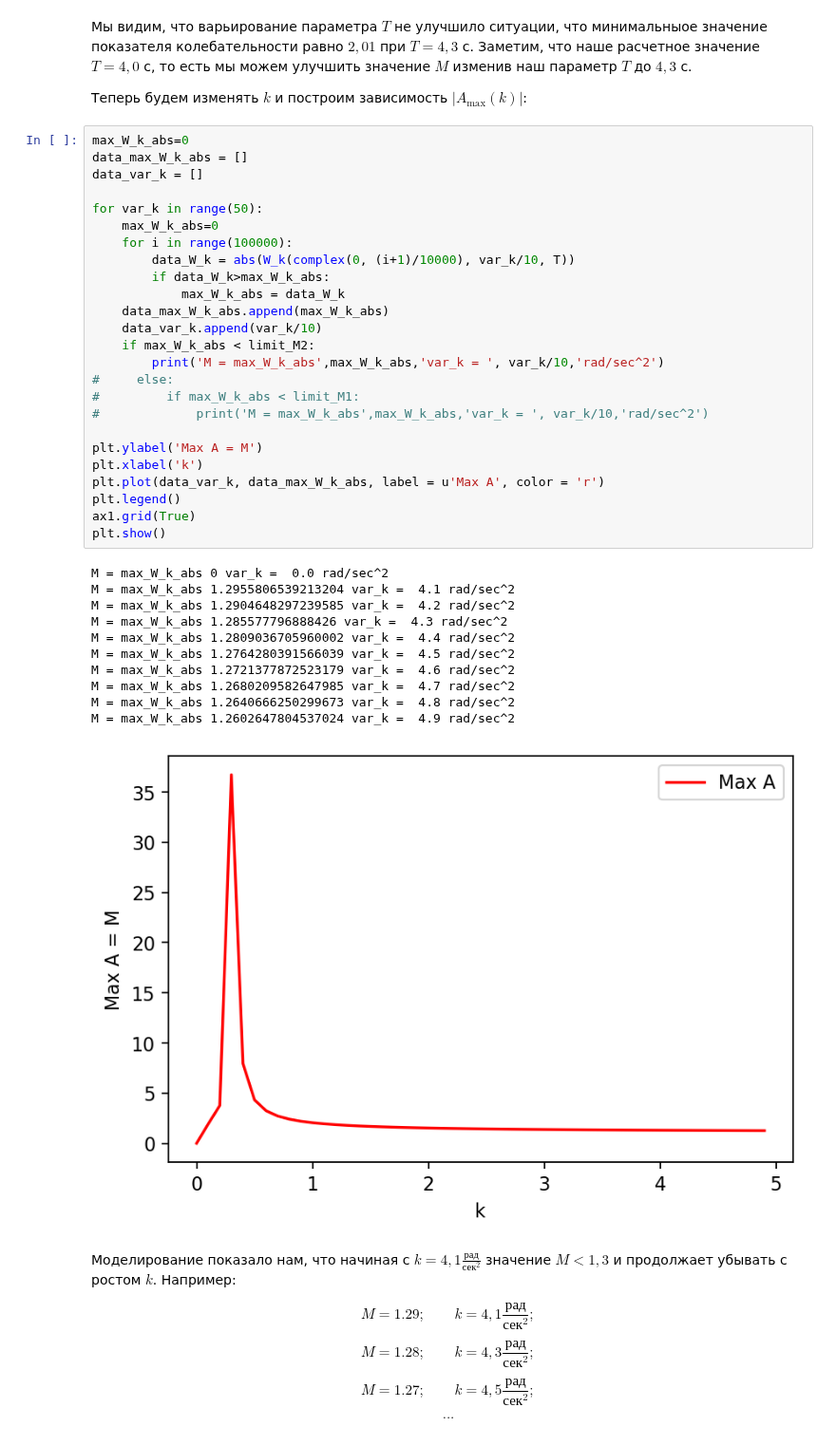
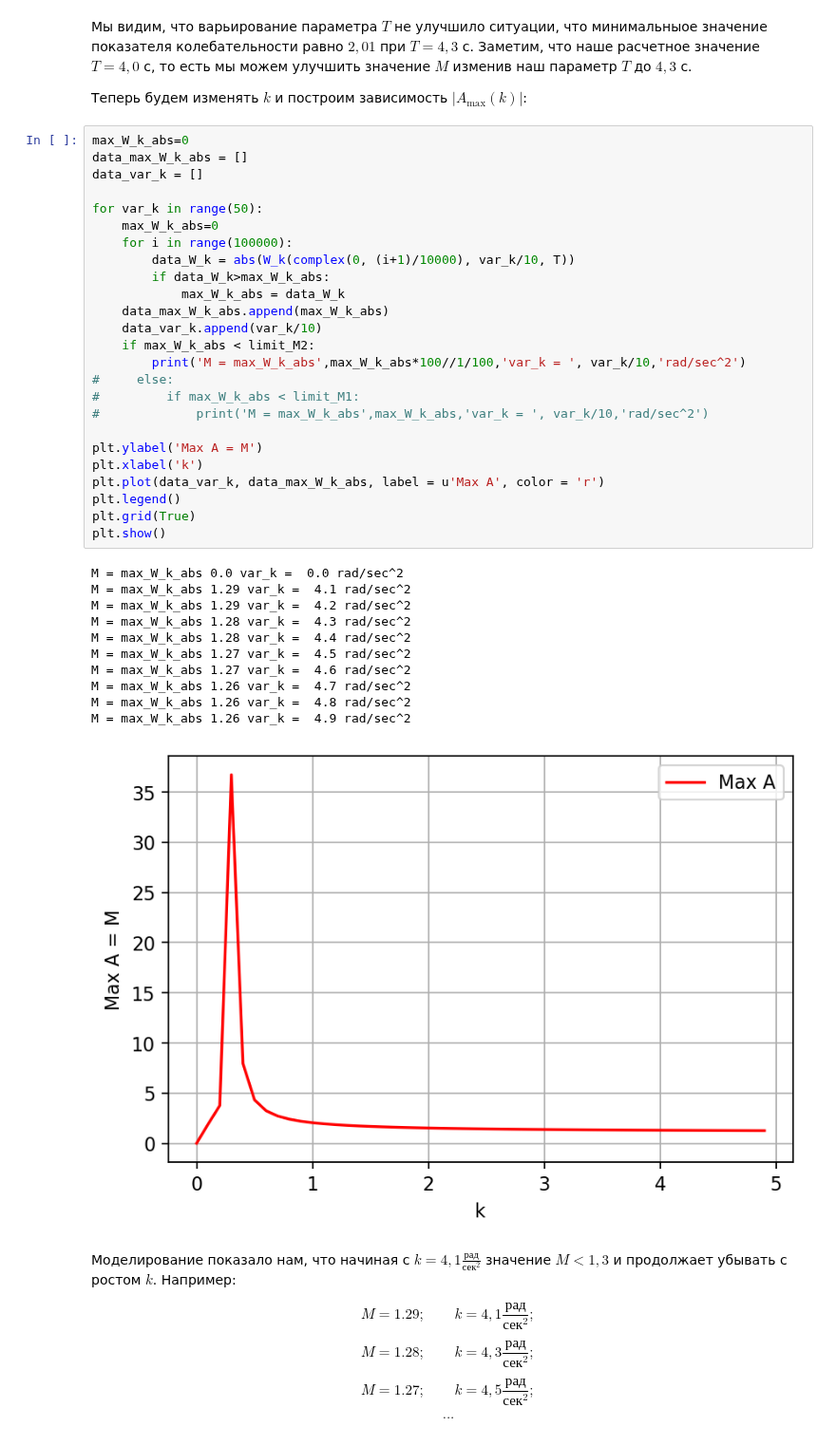
Before and after one commit to dart9905/EDU, a Jupyter notebook: Sem7/coursework/coursework.ipynb, the cells around one changed output. Shown at 95% size. Cells and saved outputs as stored; diff of their text form.

```diff
--- a/Sem7/coursework/Untitled.ipynb
+++ b/Sem7/coursework/coursework.ipynb
@@ -389,40 +424,40 @@ min M =  2.0100608088252883 T =  4.3
 # %%
 max_W_k_abs=0
 data_max_W_k_abs = []
 data_var_k = []
 
 for var_k in range(50):
     max_W_k_abs=0
     for i in range(100000):
         data_W_k = abs(W_k(complex(0, (i+1)/10000), var_k/10, T))
         if data_W_k>max_W_k_abs:
             max_W_k_abs = data_W_k
     data_max_W_k_abs.append(max_W_k_abs)
     data_var_k.append(var_k/10)
     if max_W_k_abs < limit_M2:
-        print('M = max_W_k_abs',max_W_k_abs,'var_k = ', var_k/10,'rad/sec^2')
+        print('M = max_W_k_abs',max_W_k_abs*100//1/100,'var_k = ', var_k/10,'rad/sec^2')
 #     else:
 #         if max_W_k_abs < limit_M1:
 #             print('M = max_W_k_abs',max_W_k_abs,'var_k = ', var_k/10,'rad/sec^2')
 
 plt.ylabel('Max A = M')
 plt.xlabel('k')
 plt.plot(data_var_k, data_max_W_k_abs, label = u'Max A', color = 'r')
 plt.legend()
-ax1.grid(True)
+plt.grid(True)
 plt.show()
 # %% [output]
-M = max_W_k_abs 0 var_k =  0.0 rad/sec^2
-M = max_W_k_abs 1.2955806539213204 var_k =  4.1 rad/sec^2
-M = max_W_k_abs 1.2904648297239585 var_k =  4.2 rad/sec^2
-M = max_W_k_abs 1.285577796888426 var_k =  4.3 rad/sec^2
-M = max_W_k_abs 1.2809036705960002 var_k =  4.4 rad/sec^2
-M = max_W_k_abs 1.2764280391566039 var_k =  4.5 rad/sec^2
-M = max_W_k_abs 1.2721377872523179 var_k =  4.6 rad/sec^2
-M = max_W_k_abs 1.2680209582647985 var_k =  4.7 rad/sec^2
-M = max_W_k_abs 1.2640666250299673 var_k =  4.8 rad/sec^2
-M = max_W_k_abs 1.2602647804537024 var_k =  4.9 rad/sec^2
+M = max_W_k_abs 0.0 var_k =  0.0 rad/sec^2
+M = max_W_k_abs 1.29 var_k =  4.1 rad/sec^2
+M = max_W_k_abs 1.29 var_k =  4.2 rad/sec^2
+M = max_W_k_abs 1.28 var_k =  4.3 rad/sec^2
+M = max_W_k_abs 1.28 var_k =  4.4 rad/sec^2
+M = max_W_k_abs 1.27 var_k =  4.5 rad/sec^2
+M = max_W_k_abs 1.27 var_k =  4.6 rad/sec^2
+M = max_W_k_abs 1.26 var_k =  4.7 rad/sec^2
+M = max_W_k_abs 1.26 var_k =  4.8 rad/sec^2
+M = max_W_k_abs 1.26 var_k =  4.9 rad/sec^2
-[figure, old version]
+[figure, new version]
 # %% [markdown]
 Моделирование показало нам, что начиная с $k = 4,1\frac{\text{рад}}{\text{сек}^2}$ значение $M < 1,3$ и продолжает убывать с ростом $k$. Например:
 
```
Also changed, not shown: parts of 32 cells of this notebook, 20 other files.
